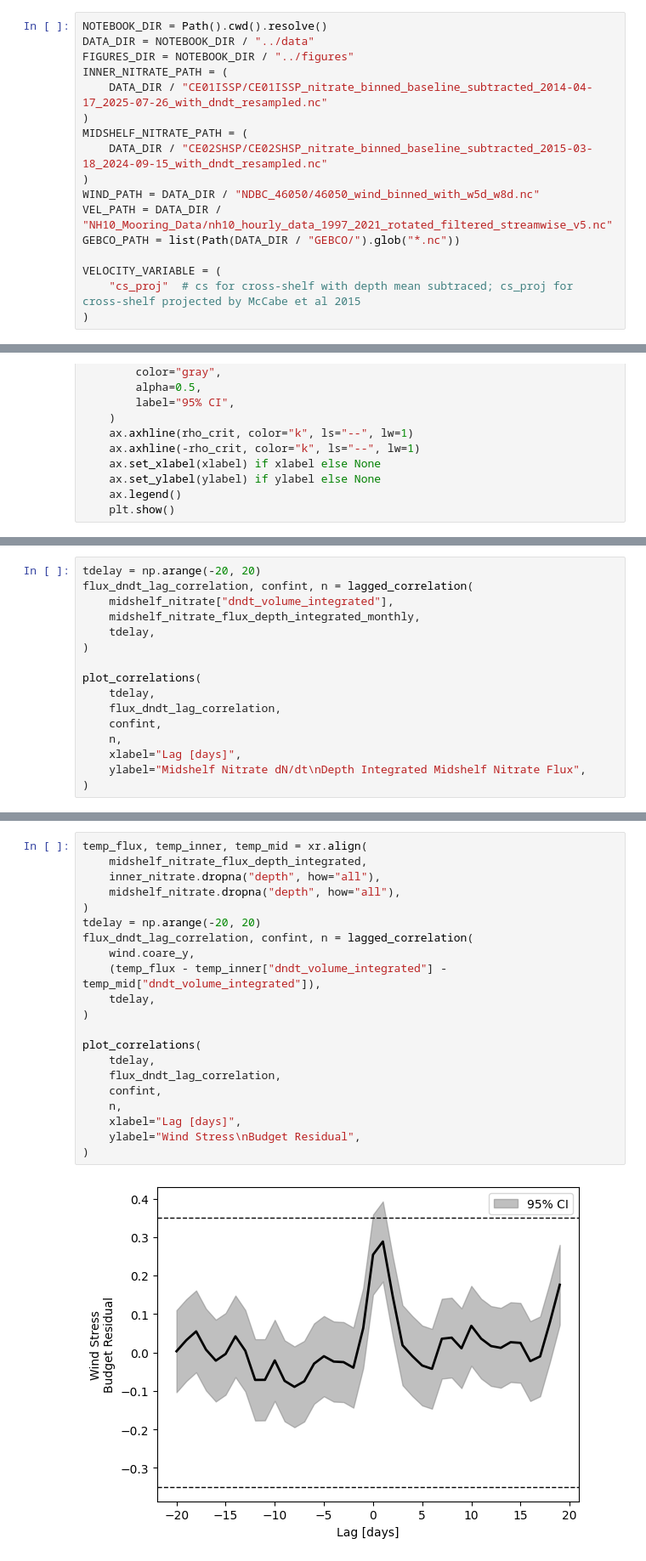
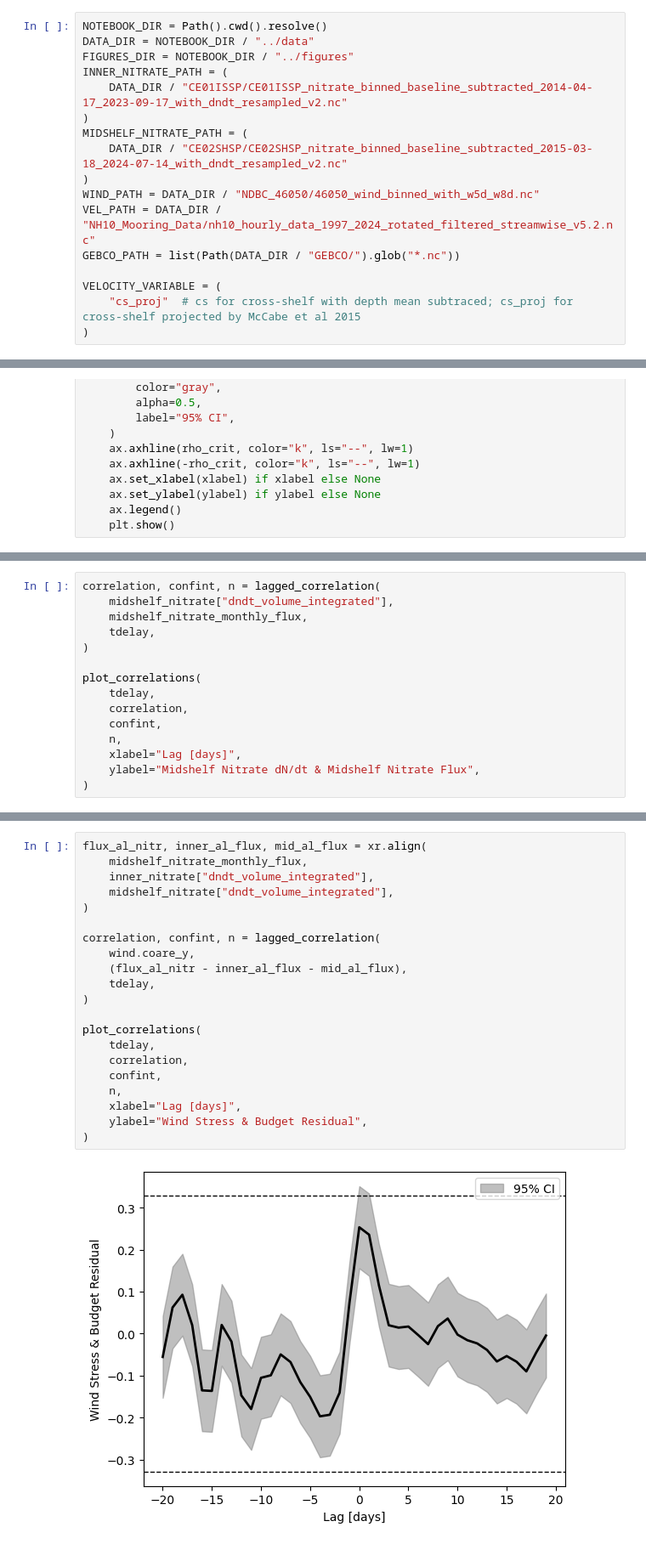
Before and after one commit to andrew-s28/shelf-nitrate-response-to-upwelling, a Jupyter notebook: notebooks/nitrate_budget.ipynb, the cells around one changed output, grey strips where cells are left out. Shown at 85% size. Cells and saved outputs as stored; diff of their text form.

```diff
--- a/notebooks/nitrate_budget.ipynb
+++ b/notebooks/nitrate_budget.ipynb
@@ -18,13 +15,13 @@ NOTEBOOK_DIR = Path().cwd().resolve()
 DATA_DIR = NOTEBOOK_DIR / "../data"
 FIGURES_DIR = NOTEBOOK_DIR / "../figures"
 INNER_NITRATE_PATH = (
-    DATA_DIR / "CE01ISSP/CE01ISSP_nitrate_binned_baseline_subtracted_2014-04-17_2025-07-26_with_dndt_resampled.nc"
+    DATA_DIR / "CE01ISSP/CE01ISSP_nitrate_binned_baseline_subtracted_2014-04-17_2023-09-17_with_dndt_resampled_v2.nc"
 )
 MIDSHELF_NITRATE_PATH = (
-    DATA_DIR / "CE02SHSP/CE02SHSP_nitrate_binned_baseline_subtracted_2015-03-18_2024-09-15_with_dndt_resampled.nc"
+    DATA_DIR / "CE02SHSP/CE02SHSP_nitrate_binned_baseline_subtracted_2015-03-18_2024-07-14_with_dndt_resampled_v2.nc"
 )
 WIND_PATH = DATA_DIR / "NDBC_46050/46050_wind_binned_with_w5d_w8d.nc"
-VEL_PATH = DATA_DIR / "NH10_Mooring_Data/nh10_hourly_data_1997_2021_rotated_filtered_streamwise_v5.nc"
+VEL_PATH = DATA_DIR / "NH10_Mooring_Data/nh10_hourly_data_1997_2024_rotated_filtered_streamwise_v5.2.nc"
 GEBCO_PATH = list(Path(DATA_DIR / "GEBCO/").glob("*.nc"))
 
 VELOCITY_VARIABLE = (
@@ -444,17 +350,16 @@ plot_correlations(
 # %%
-tdelay = np.arange(-20, 20)
-flux_dndt_lag_correlation, confint, n = lagged_correlation(
+correlation, confint, n = lagged_correlation(
     midshelf_nitrate["dndt_volume_integrated"],
-    midshelf_nitrate_flux_depth_integrated_monthly,
+    midshelf_nitrate_monthly_flux,
     tdelay,
 )
 
 plot_correlations(
     tdelay,
-    flux_dndt_lag_correlation,
+    correlation,
     confint,
     n,
     xlabel="Lag [days]",
-    ylabel="Midshelf Nitrate dN/dt\nDepth Integrated Midshelf Nitrate Flux",
+    ylabel="Midshelf Nitrate dN/dt & Midshelf Nitrate Flux",
 )
 # %% [output]
@@ -462,25 +367,25 @@ plot_correlations(
 # %%
-temp_flux, temp_inner, temp_mid = xr.align(
-    midshelf_nitrate_flux_depth_integrated,
-    inner_nitrate.dropna("depth", how="all"),
-    midshelf_nitrate.dropna("depth", how="all"),
+flux_al_nitr, inner_al_flux, mid_al_flux = xr.align(
+    midshelf_nitrate_monthly_flux,
+    inner_nitrate["dndt_volume_integrated"],
+    midshelf_nitrate["dndt_volume_integrated"],
 )
-tdelay = np.arange(-20, 20)
-flux_dndt_lag_correlation, confint, n = lagged_correlation(
+
+correlation, confint, n = lagged_correlation(
     wind.coare_y,
-    (temp_flux - temp_inner["dndt_volume_integrated"] - temp_mid["dndt_volume_integrated"]),
+    (flux_al_nitr - inner_al_flux - mid_al_flux),
     tdelay,
 )
 
 plot_correlations(
     tdelay,
-    flux_dndt_lag_correlation,
+    correlation,
     confint,
     n,
     xlabel="Lag [days]",
-    ylabel="Wind Stress\nBudget Residual",
+    ylabel="Wind Stress & Budget Residual",
 )
 # %% [output]
-[figure, old version]
+[figure, new version]
 # %%
 # correlation between nitrate flux calculated using in situ vs monthly mean mid shelf nitrate
```
Also changed, not shown: parts of 21 cells of this notebook, 5 other files.
